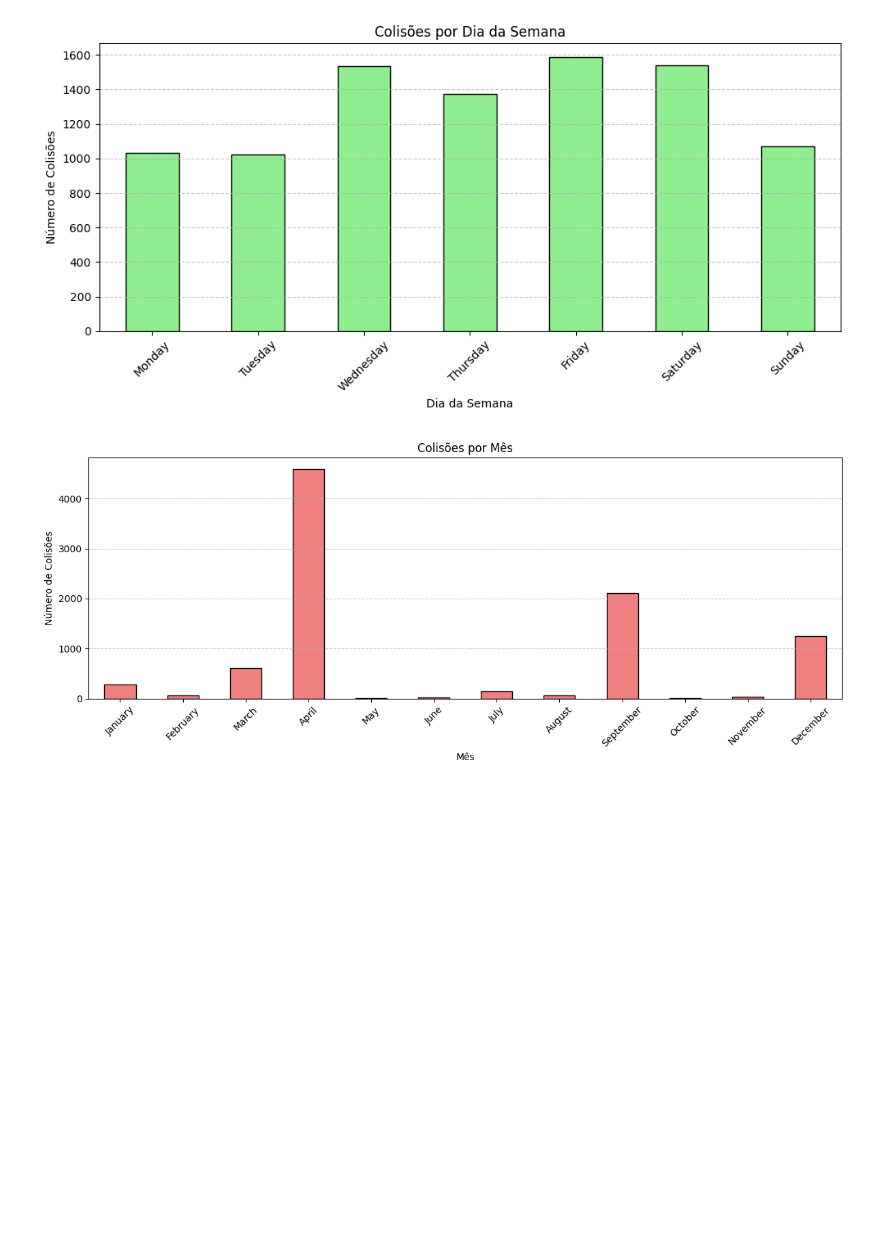
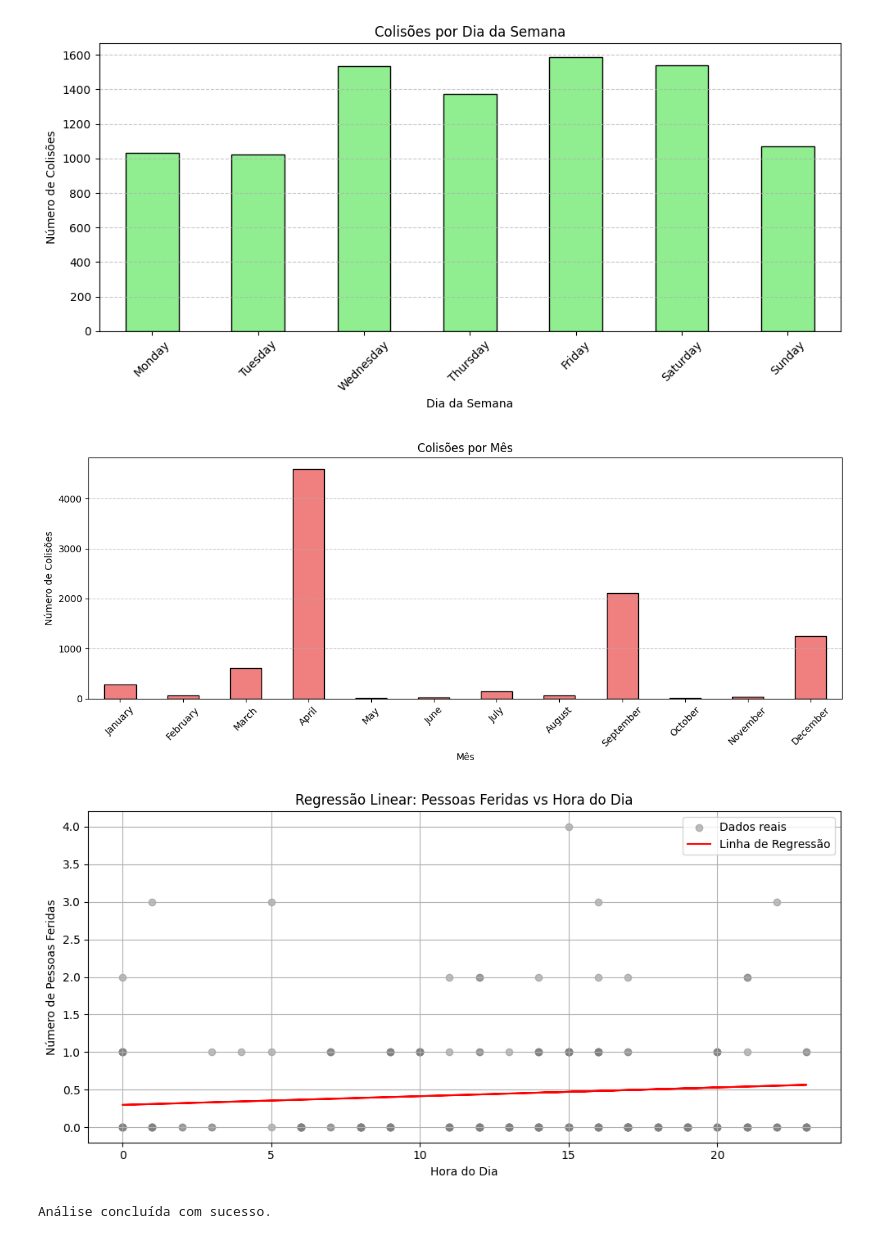
Before and after one commit to IgorMinozzoCeratto/Igor_e_Alex, a Jupyter notebook: trabalho.ipynb, the cells around one changed output. Saved outputs shown, nothing was run; the diff lists cells and outputs as text; code cells hidden in the pictures; blank space fills up the shorter version.

```diff
--- a/trabalho.ipynb
+++ b/trabalho.ipynb
@@ -18,6 +16,8 @@ import seaborn as sns
 from sklearn.cluster import KMeans
 import folium
 from folium.plugins import MarkerCluster
+from sklearn.model_selection import train_test_split
+from sklearn.linear_model import LinearRegression
 
 # 1. Load dataset (limit rows to avoid memory issues)
 df = pd.read_csv("Motor_Vehicle_Collisions_-_Crashes.csv", nrows=10000, low_memory=False)
@@ -110,6 +110,34 @@ for _, row in df.sample(1000).iterrows():
 
 mapa.save("mapa_colisoes.html")
 
+# Carregando o CSV
+df = pd.read_csv("Motor_Vehicle_Collisions_-_Crashes.csv", nrows=1000, low_memory=False)
+df.columns = df.columns.str.strip().str.upper()
+df['CRASH TIME'] = pd.to_datetime(df['CRASH TIME'], format='%H:%M', errors='coerce')
+df['HOUR'] = df['CRASH TIME'].dt.hour
+df = df.dropna(subset=['HOUR', 'NUMBER OF PERSONS INJURED'])
+
+# Regressão linear
+X = df[['HOUR']]
+y = df['NUMBER OF PERSONS INJURED']
+X_train, X_test, y_train, y_test = train_test_split(X, y, test_size=0.2, random_state=42)
+modelo = LinearRegression()
+modelo.fit(X_train, y_train)
+y_pred = modelo.predict(X_test)
+
+# Gráfico
+plt.figure(figsize=(10,5))
+plt.scatter(X_test, y_test, color='gray', alpha=0.5, label='Dados reais')
+plt.plot(X_test, y_pred, color='red', label='Linha de Regressão')
+plt.title('Regressão Linear: Pessoas Feridas vs Hora do Dia')
+plt.xlabel('Hora do Dia')
+plt.ylabel('Número de Pessoas Feridas')
+plt.legend()
+plt.grid(True)
+plt.tight_layout()
+plt.show()
+
+
 print("Análise concluída com sucesso.")
 # %% [output]
 Colunas disponíveis: ['CRASH DATE', 'CRASH TIME', 'BOROUGH', 'ZIP CODE', 'LATITUDE', 'LONGITUDE', 'LOCATION', 'ON STREET NAME', 'CROSS STREET NAME', 'OFF STREET NAME', 'NUMBER OF PERSONS INJURED', 'NU ...
@@ -117,4 +144,6 @@ Análise concluída com sucesso.
 [figure]
 [figure]
 [figure]
 [figure]
+[figure, added]
+Análise concluída com sucesso.
```
Also changed, not shown: parts of 2 cells of this notebook, 1 other file.
